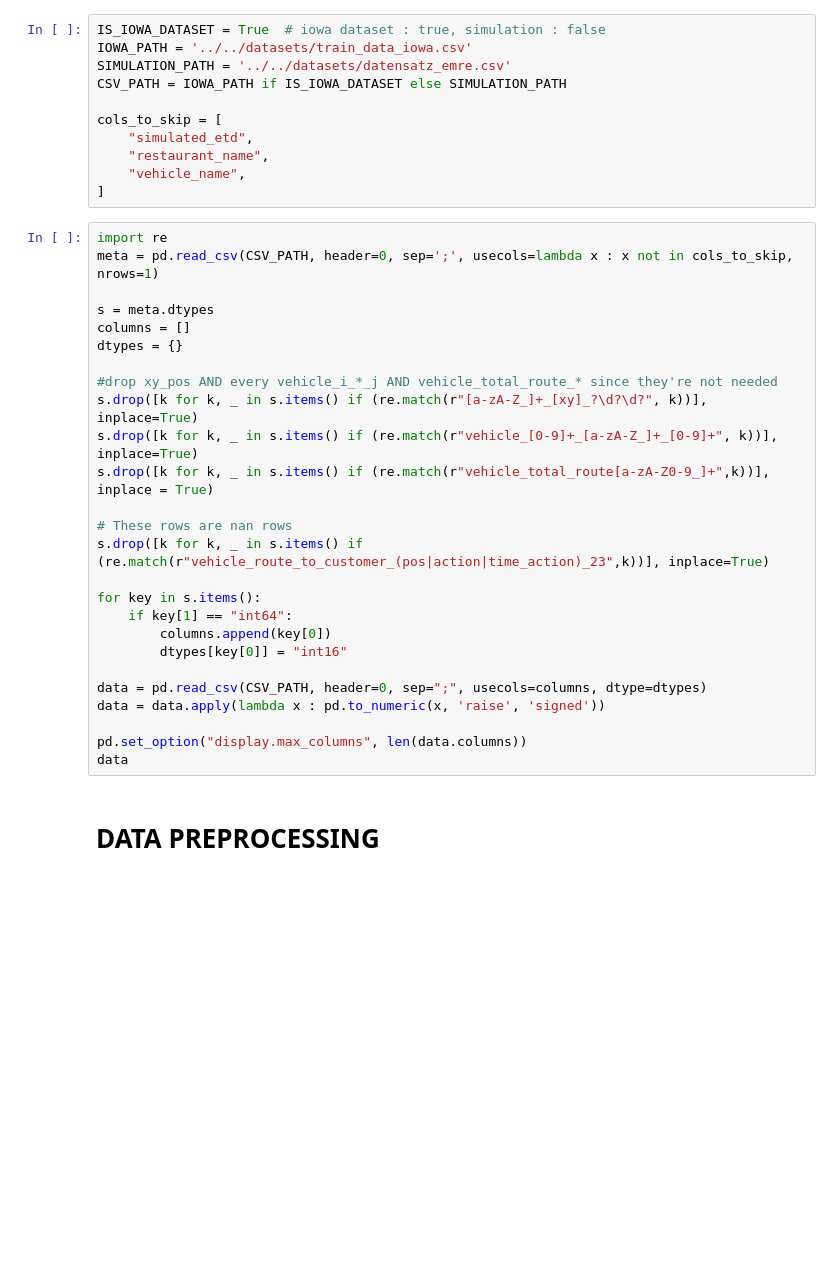
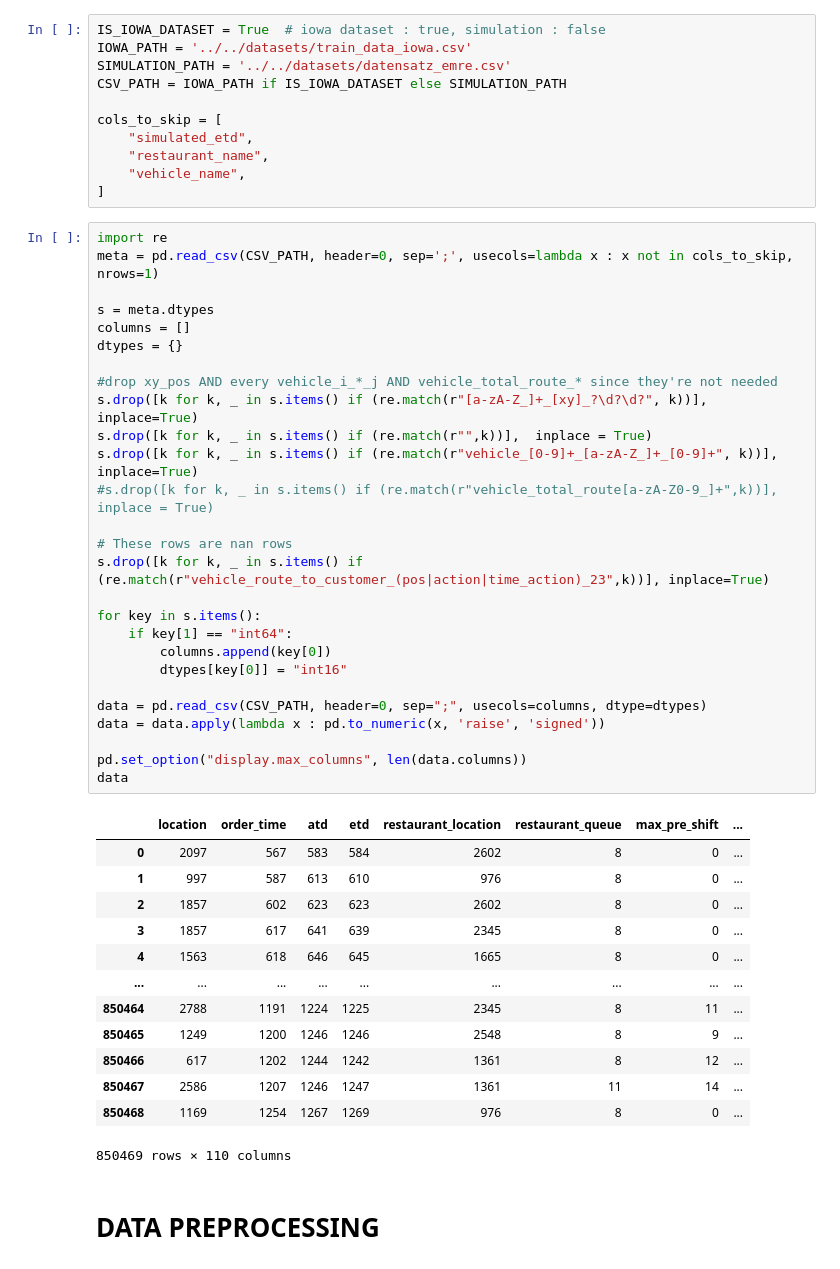
Before and after one commit to geezah/BachelorThesis, a Jupyter notebook: Implementation/CompStudy.ipynb, the cells around one changed output. Cells and saved outputs as stored; diff of their text form; blank space fills up the shorter version.

```diff
--- a/Implementation/CompStudy.ipynb
+++ b/Implementation/CompStudy.ipynb
@@ -31,29 +30,44 @@ cols_to_skip = [
 # %%
 import re
 meta = pd.read_csv(CSV_PATH, header=0, sep=';', usecols=lambda x : x not in cols_to_skip, nrows=1)
 
 s = meta.dtypes
 columns = []
 dtypes = {}
 
 #drop xy_pos AND every vehicle_i_*_j AND vehicle_total_route_* since they're not needed
 s.drop([k for k, _ in s.items() if (re.match(r"[a-zA-Z_]+_[xy]_?\d?\d?", k))], inplace=True)
+s.drop([k for k, _ in s.items() if (re.match(r"",k))],  inplace = True)
 s.drop([k for k, _ in s.items() if (re.match(r"vehicle_[0-9]+_[a-zA-Z_]+_[0-9]+", k))], inplace=True)
-s.drop([k for k, _ in s.items() if (re.match(r"vehicle_total_route[a-zA-Z0-9_]+",k))], inplace = True)
+#s.drop([k for k, _ in s.items() if (re.match(r"vehicle_total_route[a-zA-Z0-9_]+",k))], inplace = True)
 
 # These rows are nan rows
 s.drop([k for k, _ in s.items() if (re.match(r"vehicle_route_to_customer_(pos|action|time_action)_23",k))], inplace=True)
 
 for key in s.items():
     if key[1] == "int64":
         columns.append(key[0])
         dtypes[key[0]] = "int16"
 
 data = pd.read_csv(CSV_PATH, header=0, sep=";", usecols=columns, dtype=dtypes)
 data = data.apply(lambda x : pd.to_numeric(x, 'raise', 'signed'))
 
 pd.set_option("display.max_columns", len(data.columns))
 data
+# %% [output]
+|  | location | order_time | atd | etd | restaurant_location | restaurant_queue | max_pre_shift | ... |
+| 0 | 2097 | 567 | 583 | 584 | 2602 | 8 | 0 | ... |
+| 1 | 997 | 587 | 613 | 610 | 976 | 8 | 0 | ... |
+| 2 | 1857 | 602 | 623 | 623 | 2602 | 8 | 0 | ... |
+| 3 | 1857 | 617 | 641 | 639 | 2345 | 8 | 0 | ... |
+| 4 | 1563 | 618 | 646 | 645 | 1665 | 8 | 0 | ... |
+| ... | ... | ... | ... | ... | ... | ... | ... | ... |
+| 850464 | 2788 | 1191 | 1224 | 1225 | 2345 | 8 | 11 | ... |
+| 850465 | 1249 | 1200 | 1246 | 1246 | 2548 | 8 | 9 | ... |
+| 850466 | 617 | 1202 | 1244 | 1242 | 1361 | 8 | 12 | ... |
+| 850467 | 2586 | 1207 | 1246 | 1247 | 1361 | 11 | 14 | ... |
+| 850468 | 1169 | 1254 | 1267 | 1269 | 976 | 8 | 0 | ... |
+850469 rows × 110 columns
 # %% [markdown]
 # DATA PREPROCESSING
 # %%
```
Also changed, not shown: parts of 5 cells of this notebook, 7 other files.
